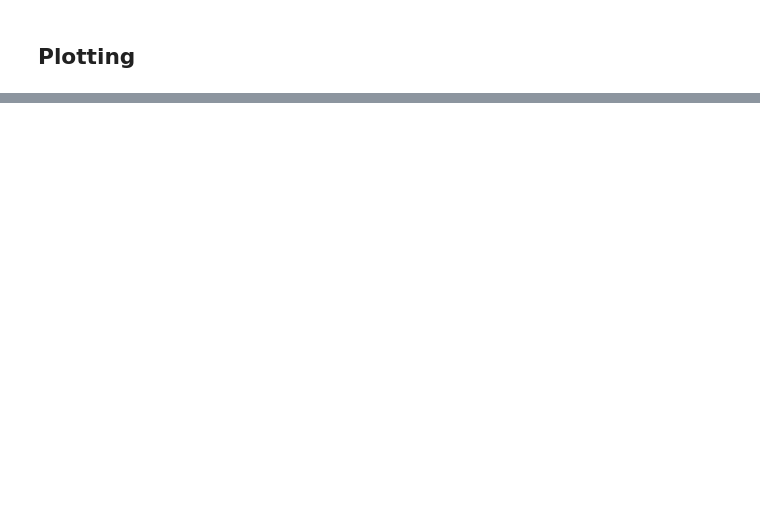
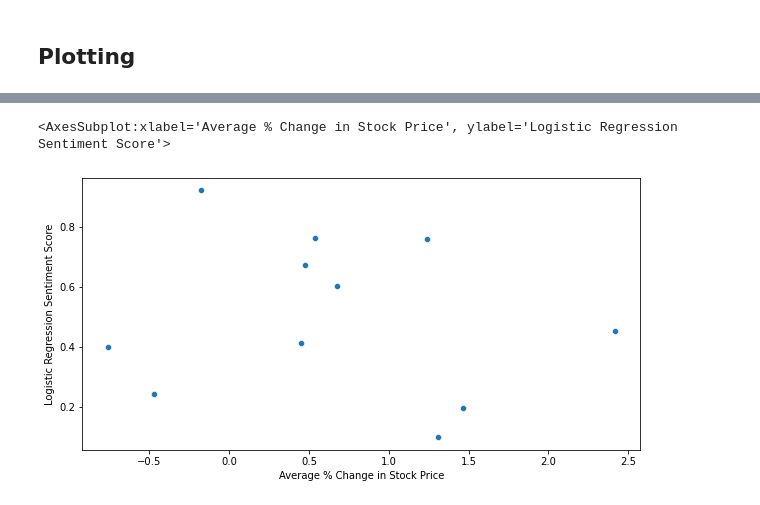
Before and after one commit to anair123/NLP-Final-Project, a Jupyter notebook: NLP Project/Zoom.ipynb, the cells around one changed output, grey strips where cells are left out. Saved outputs shown, nothing was run; the diff lists cells and outputs as text; code cells hidden in the pictures; blank space fills up the shorter version.

```diff
--- a/NLP Project/Zoom.ipynb
+++ b/NLP Project/Zoom.ipynb
@@ -734,0 +753,6 @@ sns.scatterplot(x =df_scatter['Average % Change in Stock Price'], y = df_scatter
+# %%
+plt.figure(figsize=(10,5))
+sns.scatterplot(x =df_scatter['Average % Change in Stock Price'], y = df_scatter['Logistic Regression Sentiment Score'])
+# %% [output]
+<AxesSubplot:xlabel='Average % Change in Stock Price', ylabel='Logistic Regression Sentiment Score'>
+[figure, added]
```
Also changed, not shown: parts of 3 cells of this notebook.
